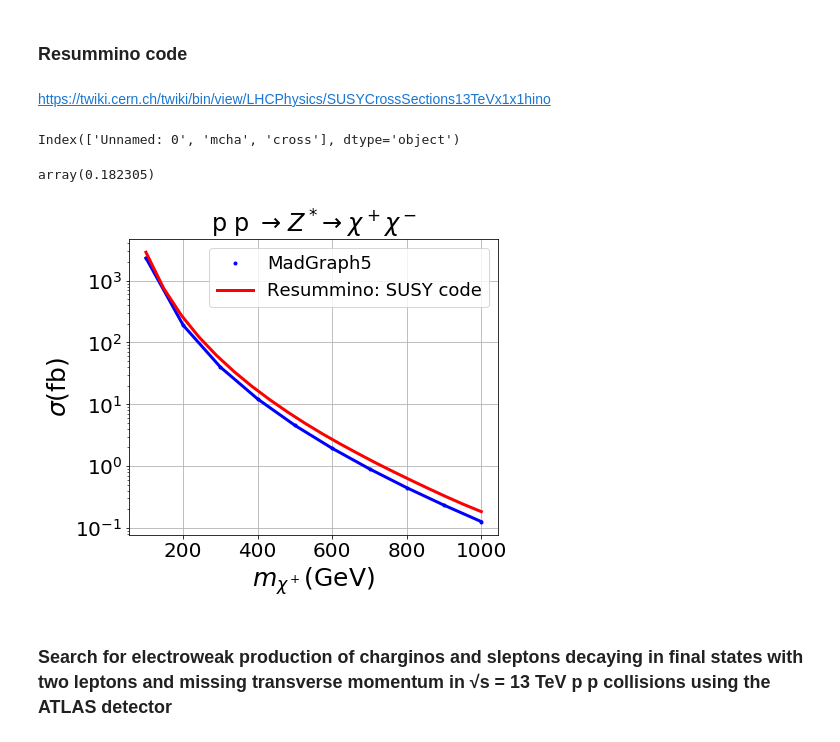
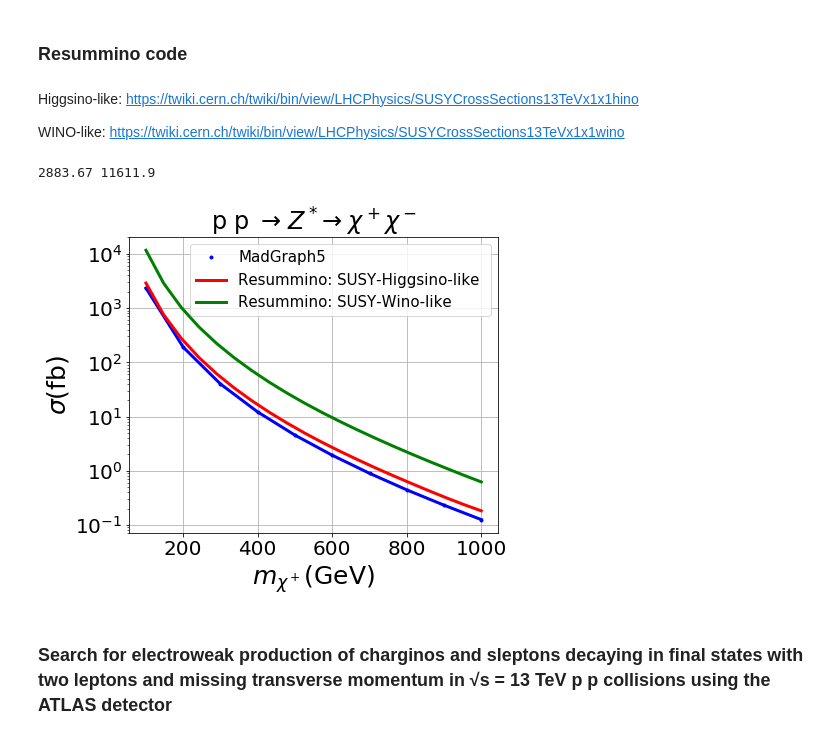
Before and after one commit to anferivera/SDdiracDM, a Jupyter notebook: MadGraph_rutine.ipynb, the cells around one changed output. Saved outputs shown, nothing was run; the diff lists cells and outputs as text; code cells hidden in the pictures.

```diff
--- a/MadGraph_rutine.ipynb
+++ b/MadGraph_rutine.ipynb
@@ -75,11 +75,11 @@ CSM=interpolate.interp1d(xd.mcha, xd.cross)
 # %% [markdown]
 ### Resummino code
 # %% [markdown]
+Higgsino-like:
 https://twiki.cern.ch/twiki/bin/view/LHCPhysics/SUSYCrossSections13TeVx1x1hino
+
+WINO-like:
+https://twiki.cern.ch/twiki/bin/view/LHCPhysics/SUSYCrossSections13TeVx1x1wino
-# %%
-xd.columns
-# %% [output]
-Index(['Unnamed: 0', 'mcha', 'cross'], dtype='object')
 # %%
 #twiki values for chargino production in fb
 
@@ -87,33 +87,40 @@ names1 = ['m', 'cs', 'unc']
 a = np.loadtxt('hino.dat')
 yd = pd.DataFrame(a, columns=names1)
 
-CS=interpolate.interp1d(yd.m,yd.cs)
+CS_Hlike=interpolate.interp1d(yd.m,yd.cs)
+
+names2 = ['m', 'cs', 'unc']
+b = np.loadtxt('wino.dat')
+zd = pd.DataFrame(b, columns=names2)
+
+CS_Wlike=interpolate.interp1d(zd.m,zd.cs)
-# %%
-CS(1000)
-# %% [output]
-array(0.182305)
+# %%
+print(CS_Hlike(100),CS_Wlike(100))
+# %% [output]
+2883.67 11611.9
 # %%
 plt.figure(figsize=(7,6))
 
 plt.semilogy(xd.mcha,xd.cross*1e3,'b.',label=r'MadGraph5')
 plt.semilogy(xd.mcha,xd.cross*1e3,'b-', lw=3, label='')
 
-n = np.linspace(1e2,1e3, 20)
-plt.plot(n,CS(n),'r-', lw=3,label='Resummino: SUSY code')
+n = np.linspace(1e2,1.e3, 20)
+plt.plot(n,CS_Hlike(n),'r-', lw=3,label='Resummino: SUSY-Higgsino-like ')
+plt.plot(n,CS_Wlike(n),'g-', lw=3,label='Resummino: SUSY-Wino-like ')
 
 #m = np.linspace(2e2,1e3, 100)
 #plt.plot(m,CSM(m)*1e3,'g-', lw=3,label='MadGraph')
 
 plt.title(r'p p $\,\to\; Z^*\to\; \chi^+\chi^-$')
-plt.legend(prop={'size':18},loc='best')
+plt.legend(prop={'size':15},loc='best')
 plt.xlabel(r'$m_{\chi^+}$(GeV)',size=25)
 plt.ylabel(r'$\sigma$(fb)',size=25)
 plt.grid()
 
 plt.tight_layout()
 plt.savefig('plots/sigma_pp_xx_MadGraph.pdf')
 # %% [output]
-[figure, old version]
+[figure, new version]
 # %% [markdown]
 ### Search for electroweak production of charginos and sleptons decaying in final states with two leptons and missing transverse momentum in √s = 13 TeV p p collisions using the ATLAS detector
 # %% [markdown]
```
Also changed, not shown: 2 other files.
